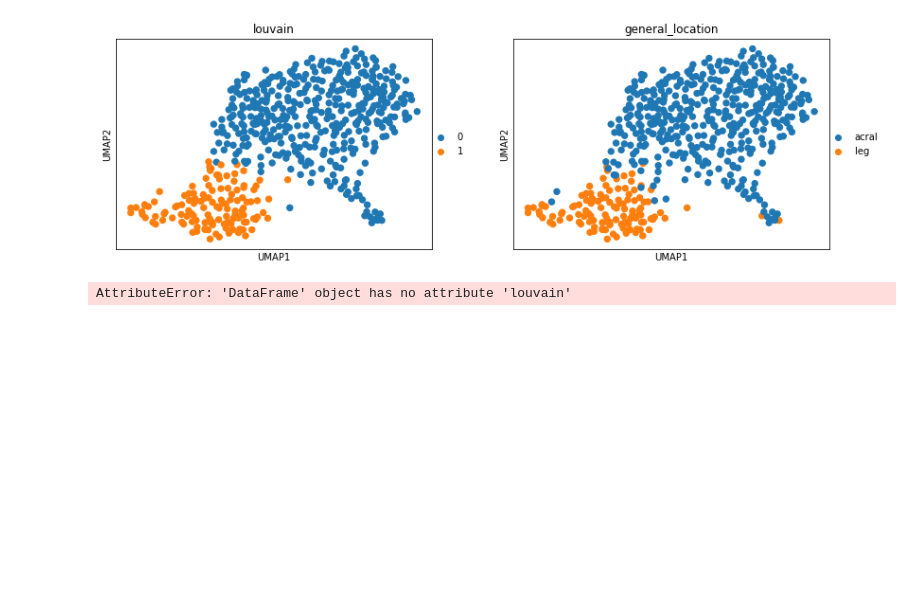
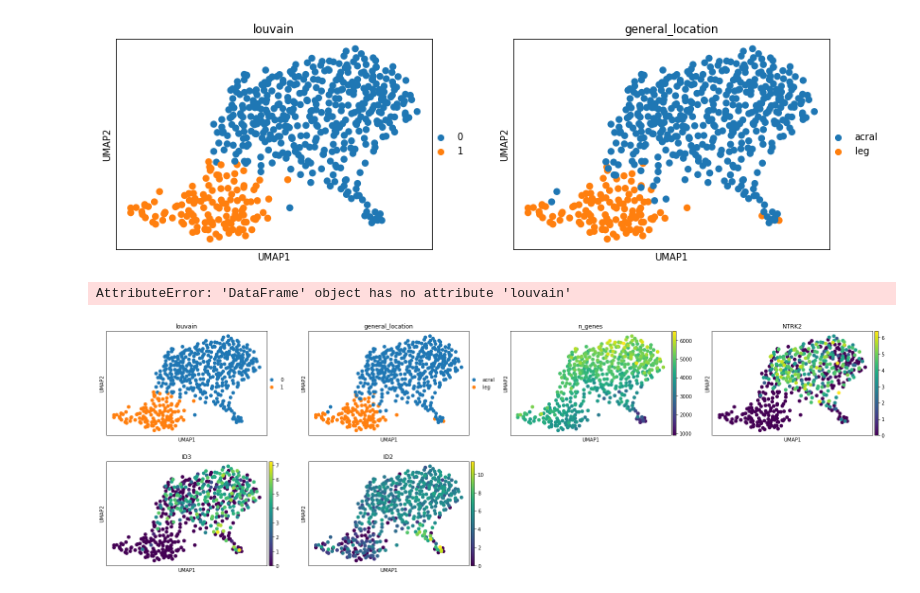
Before and after one commit to czbiohub/darmanis_group_DL_notebook, a Jupyter notebook: DL20190123_mel_aging_acral_analysis.ipynb, the cells around one changed output. Saved outputs shown, nothing was run; the diff lists cells and outputs as text; code cells hidden in the pictures; blank space fills up the shorter version.

```diff
--- a/DL20190123_mel_aging_acral_analysis.ipynb
+++ b/DL20190123_mel_aging_acral_analysis.ipynb
@@ -170,3 +170,6 @@ search_term = ''
 [print(x) for x in full_report if search_term in x]
 # %%
 # cluster with 2 acral samples + 1 fskin
+sc.pl.umap(adata_subset3, color = ['louvain','general_location','n_genes', 'NTRK2', 'ID3','ID2'])
+# %% [output]
+[figure, added]
```
Also changed, not shown: parts of 1 cell of this notebook, 3 other files.
